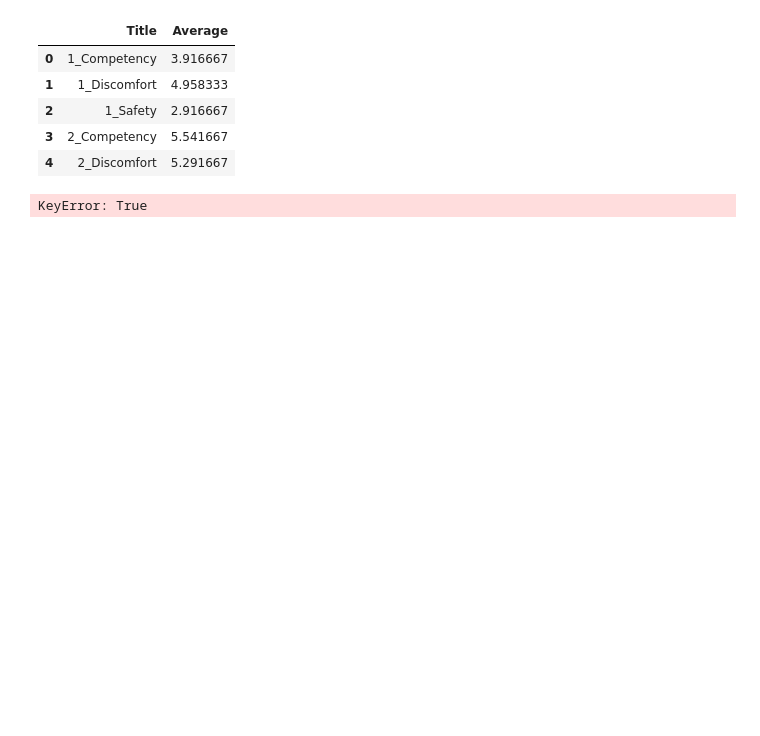
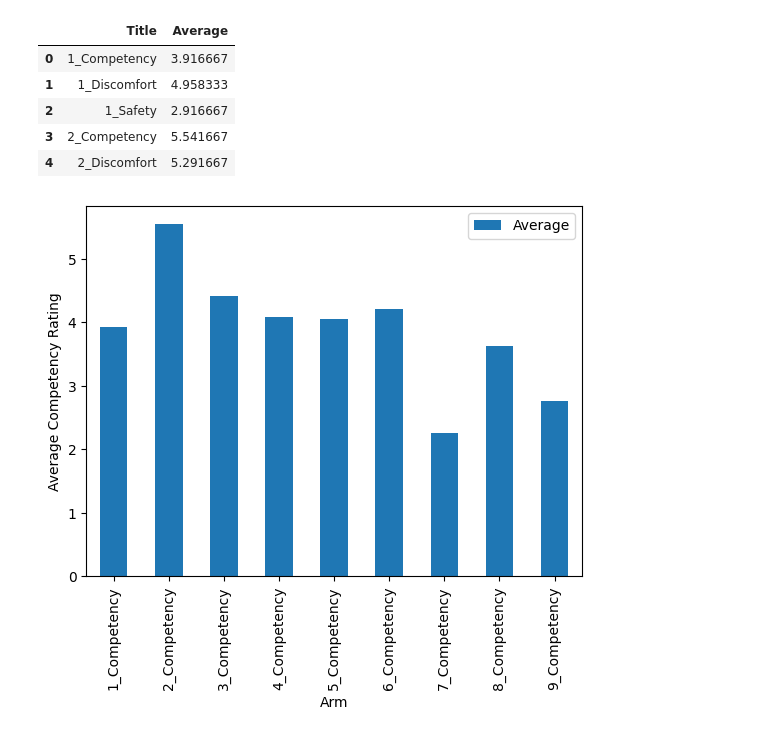
Before and after one commit to jessicaherring1/REU, a Jupyter notebook: data_visualizations.ipynb, the cells around one changed output. Saved outputs shown, nothing was run; the diff lists cells and outputs as text; code cells hidden in the pictures; blank space fills up the shorter version.

Commit message:
adding averaged-questions

```diff
--- a/data_visualizations.ipynb
+++ b/data_visualizations.ipynb
@@ -23,10 +24,18 @@ data.head()
 | 2 | 1_Safety | 2.916667 |
 | 3 | 2_Competency | 5.541667 |
 | 4 | 2_Discomfort | 5.291667 |
-# %%
-df_comp = df[df.Title == '1_Competency' or
-             df.Title == '2_Competency' ]
-
-df_comp.plot(kind = 'bar', x='Title',y='Average')
-# %% [output]
-KeyError: True
+# %%
+df_comp = df[df.Title.str.contains("Comp")]
+
+labels = ['Concave Middle', 'Concave Rounded', 'Concave Round',
+          'Convex Middle', 'Convex Rounded', 'Convex Round',
+          'Straight Middle', 'Straight Rounded', 'Straight Round',]
+
+df_comp.plot(kind = 'bar', x='Title',y='Average')
+
+plt.xlabel("Arm")
+plt.ylabel("Average Competency Rating")
+
+plt.show()
+# %% [output]
+[figure, added]
```
Also changed, not shown: parts of 3 cells of this notebook, 7 other files.
